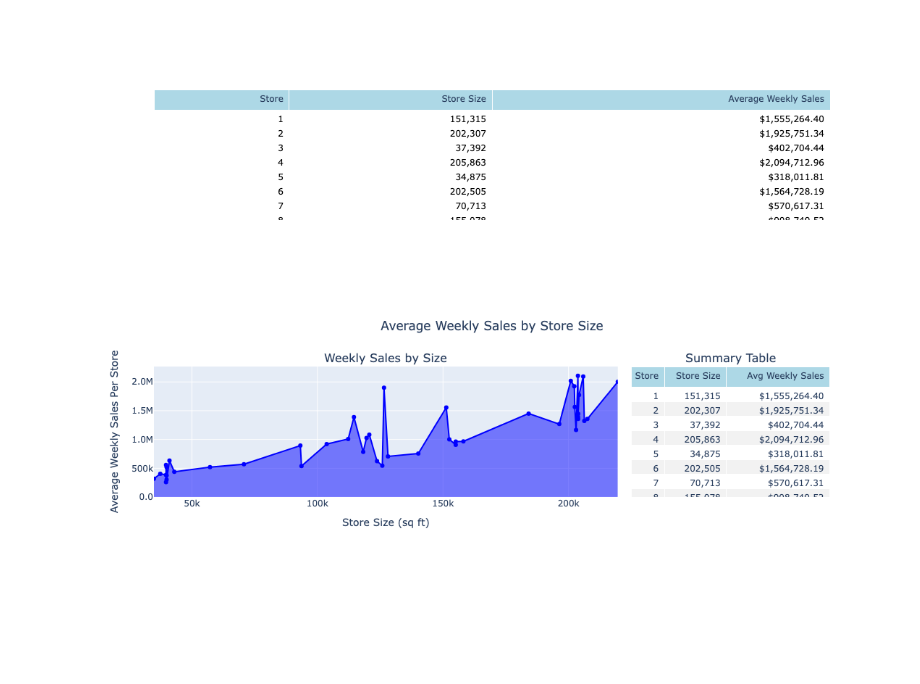
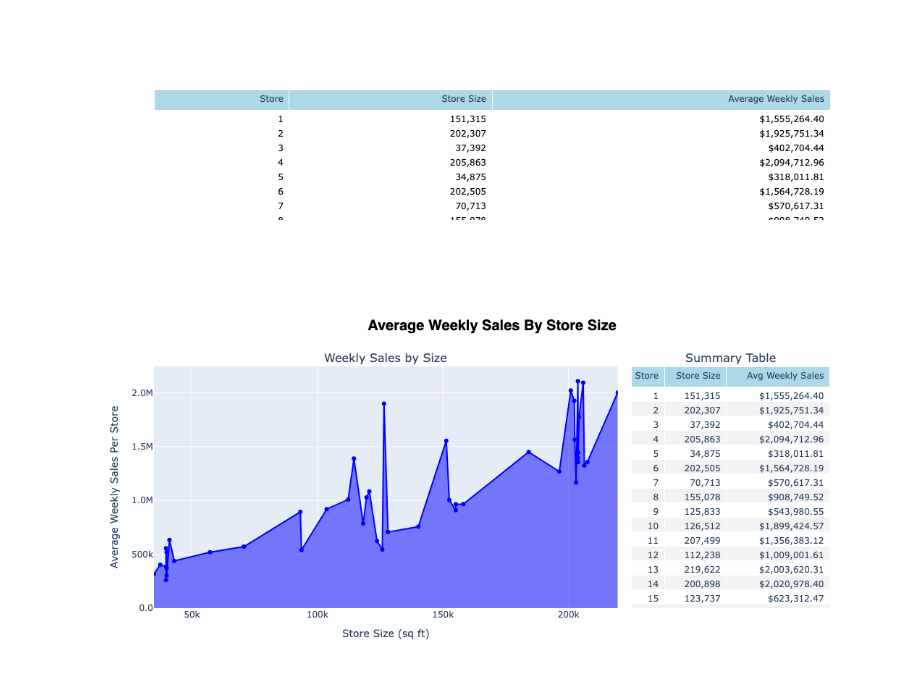
Before and after one commit to kindlerl/retail-sales-data-pipeline, a Jupyter notebook: Report_3_Weekly_Sales_by_Store_Size.ipynb, the cells around one changed output. Saved outputs shown, nothing was run; the diff lists cells and outputs as text; code cells hidden in the pictures; blank space fills up the shorter version.

```diff
--- a/Report_3_Weekly_Sales_by_Store_Size.ipynb
+++ b/Report_3_Weekly_Sales_by_Store_Size.ipynb
@@ -158,10 +158,18 @@ fig = make_subplots(
     rows=1,
     cols=2,
     column_widths=[0.70, 0.30],
+    # vertical_spacing = 0.2,
     horizontal_spacing=0.02,  # reduce the gutter between col1 and col2
     subplot_titles=("Weekly Sales by Size", "Summary Table"),
-    specs=[[{"type": "xy"}, {"type": "table"}]]
+    # specs=[[{"type": "xy"}, {"type": "table"}]],
+    specs=[
+        [{'type':"xy", 't':0, 'b':0}, {"type": "table", 't': 0, 'b': 0}]
+    ],
+
 )
+
+# ====================================
+# Line Area Chart
 
 # Add the area-style line chart to column 1. We use go.Scatter here instead of px.area.
 # Important: sort the data by x-axis values to avoid a "spaghetti" graph.
@@ -176,9 +184,12 @@ area_trace = go.Scatter(
     name="Average Weekly Sales",
     line_shape='linear',
     opacity=0.8,
-    hovertemplate='Store Size: %{x}<br>Weekly Sales: %{y:$,.2f}<extra></extra>'
+    # customdata = f"{(FLOOR([[x]]) * 1000)}K" * len(df_subset),
+    hovertemplate='Store Size: %{x:,} sq ft<br>Average Weekly Sales: %{y:$,.2f}<extra></extra>'
 )
 
+# ====================================
+# Summary Table
 fig.add_trace(area_trace, row=1, col=1)
 
 # Prepare zebra striping for the summary table
@@ -196,34 +207,41 @@ for i in range(len(fill_colors)):
 # Add the summary table to column 2
 fig.add_trace(
     go.Table(
         columnwidth=[8, 15, 25],
         header=dict(
             values=["Store", "Store Size", "Avg Weekly Sales"],
             fill_color="lightblue",
             align=['right', 'right', 'right']
         ),
         cells=dict(
             values=[df_weekly_sales[col] for col in df_weekly_sales.columns],
             align=["right", "right", "right"],
             fill_color=fill_colors
         )
     ),
     row=1,
     col=2
 )
 
 # Final layout adjustments
 fig.update_layout(
+    height = 500,
+    width = 1150,
     title='Average Weekly Sales by Store Size',
     title_x=0.5,
     xaxis_title='Store Size (sq ft)',
     yaxis_title='Average Weekly Sales Per Store',
     yaxis_tickformat=".2s"
 )
 
+# Let's make the report title pop a little more
+title_font = dict(size=20, family="Helvetica", color='black', weight='bold')
+fig.update_layout(title=dict(text='Average Weekly Sales By Store Size', x=0.5, font=title_font))
+
+
 fig.show()
 # %% [output]
-[figure, old version]
+[figure, new version]
 # %%
 # Close the connection
 conn.close()
```
Also changed, not shown: 3 other files.
